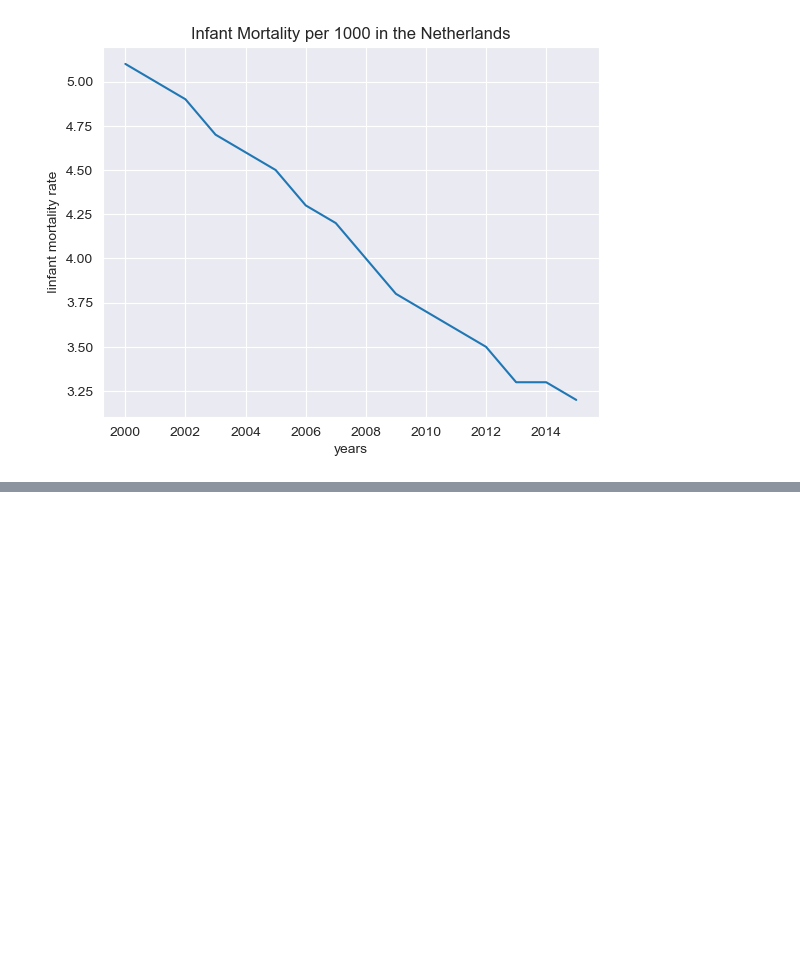
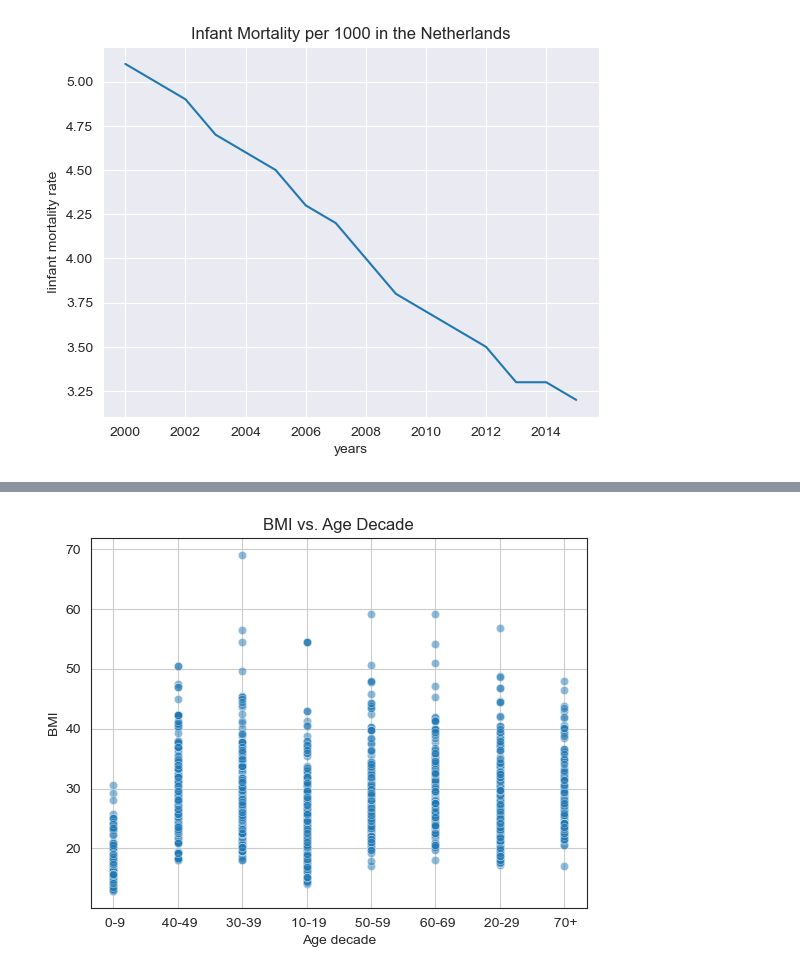
Before and after one commit to NickIsThere/AssessmentPDS1, a Jupyter notebook: PDS_2024_Assessment/Assessment.ipynb, the cells around one changed output, grey strips where cells are left out. Cells and saved outputs as stored; diff of their text form; code cells hidden in the pictures; blank space fills up the shorter version.

```diff
--- a/PDS_2024_Assessment/Assessment.ipynb
+++ b/PDS_2024_Assessment/Assessment.ipynb
@@ -209,0 +214,3 @@ plt.show()
+# %%
+df_NH2000 = pd.read_csv("NHANES-2000.csv")
+df_NH2000.head()
@@ -209,0 +225,12 @@ plt.show()
+# %%
+## create scatterplot after requirements
+plt.figure()
+sns.set_style("white")
+sns.scatterplot(y= df_NH2000["BMI"], x= df_NH2000["AgeDecade"], alpha =0.5 )
+plt.title(f"BMI vs. Age Decade")
+plt.xlabel("Age decade")
+plt.ylabel("BMI")
+plt.grid(True)
+plt.show()
+# %% [output]
+[figure, added]
```
Also changed, not shown: parts of 12 cells of this notebook, 1 other file.
